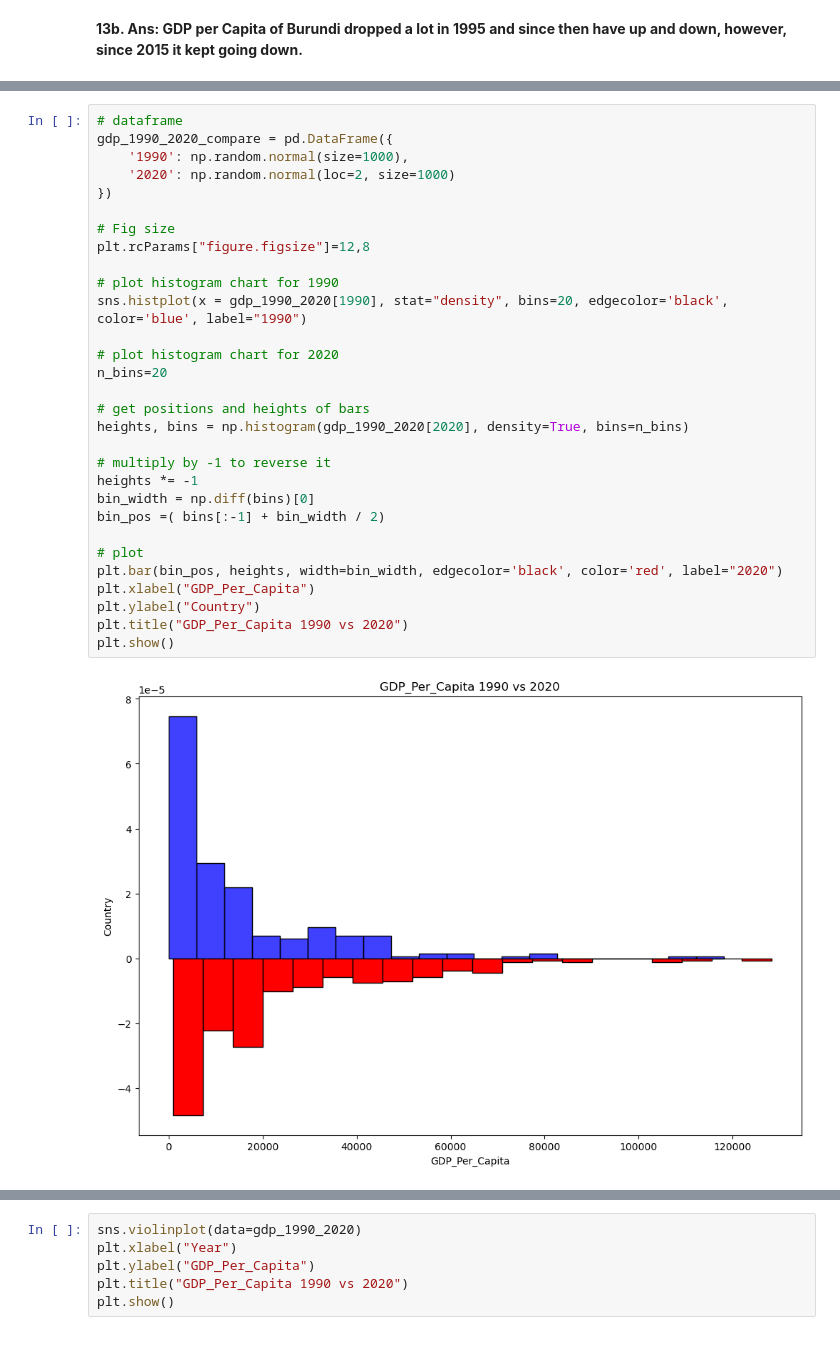
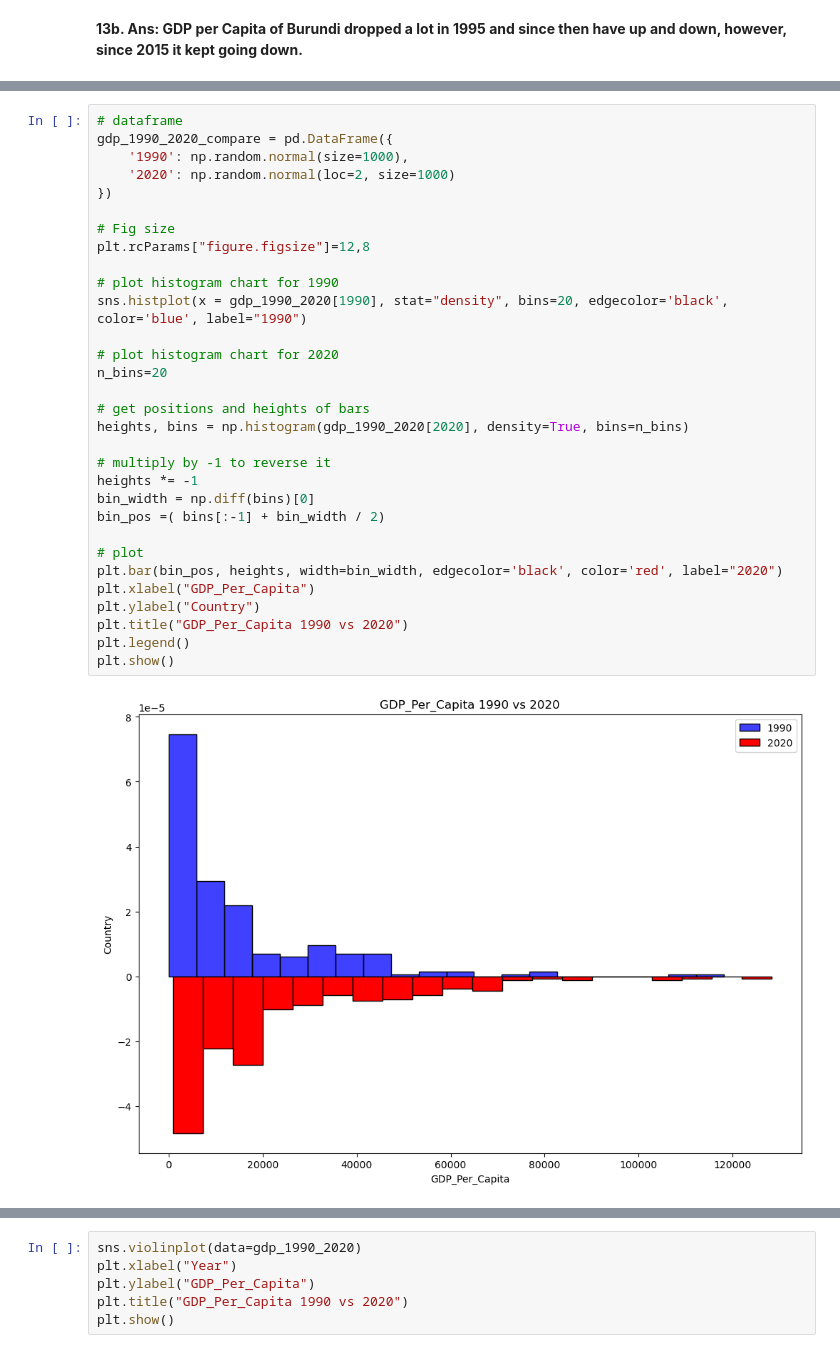
Before and after one commit to NSS-Data-Analytics-Cohort-16/da16-python-gdp-and-internet-use-analysis-janvimehendale, a Jupyter notebook: notebooks/gdp_internetuse.ipynb, the cells around one changed output, grey strips where cells are left out. Drawn from its saved outputs; the diff is of its cells as text.

```diff
--- a/notebooks/gdp_internetuse.ipynb
+++ b/notebooks/gdp_internetuse.ipynb
@@ -570,31 +570,32 @@ Zimbabwe                      4013.299059   2987.269823
 # dataframe
 gdp_1990_2020_compare = pd.DataFrame({
     '1990': np.random.normal(size=1000),
     '2020': np.random.normal(loc=2, size=1000)
 })
 
 # Fig size
 plt.rcParams["figure.figsize"]=12,8
 
 # plot histogram chart for 1990
 sns.histplot(x = gdp_1990_2020[1990], stat="density", bins=20, edgecolor='black', color='blue', label="1990")
 
 # plot histogram chart for 2020
 n_bins=20
 
 # get positions and heights of bars
 heights, bins = np.histogram(gdp_1990_2020[2020], density=True, bins=n_bins)
 
 # multiply by -1 to reverse it
 heights *= -1
 bin_width = np.diff(bins)[0]
 bin_pos =( bins[:-1] + bin_width / 2)
 
 # plot
 plt.bar(bin_pos, heights, width=bin_width, edgecolor='black', color='red', label="2020")
 plt.xlabel("GDP_Per_Capita")
 plt.ylabel("Country")
 plt.title("GDP_Per_Capita 1990 vs 2020")
+plt.legend()
 plt.show()
 # %% [output]
-[figure, old version]
+[figure, new version]
```
Also changed, not shown: parts of 13 cells of this notebook.
